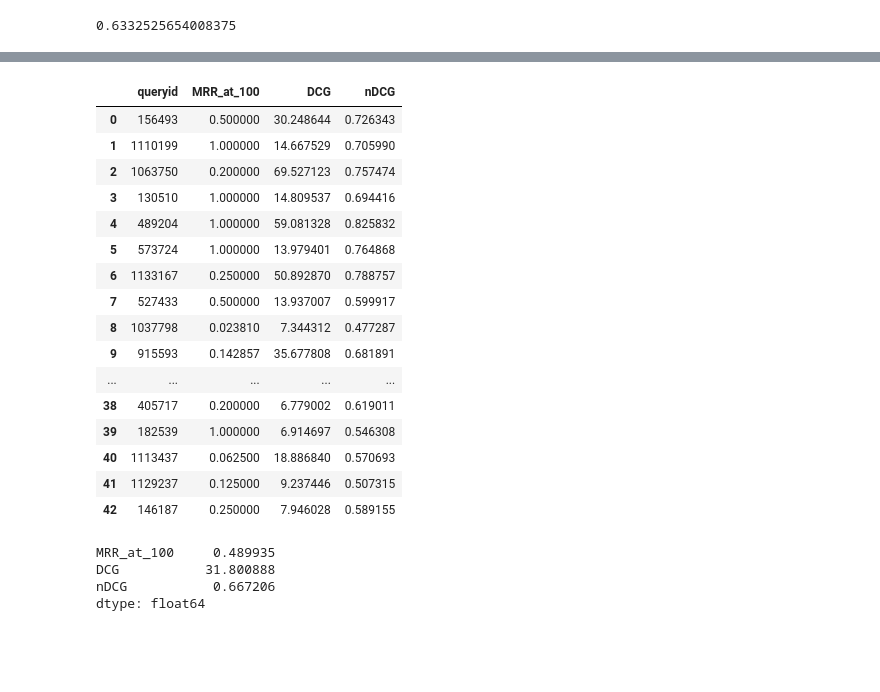
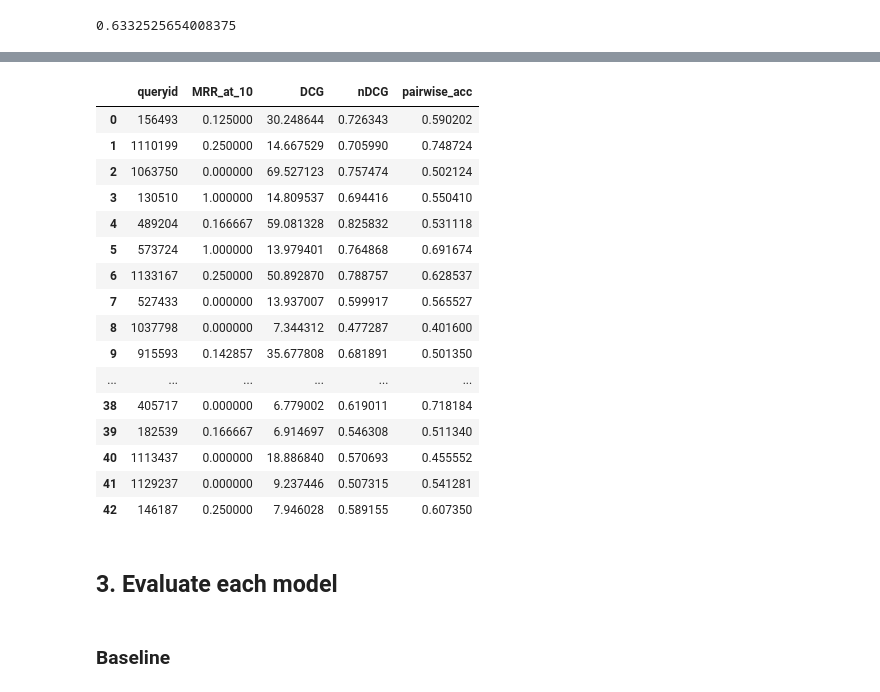
Before and after one commit to annadymanus/IR-project, a Jupyter notebook: model_metrics.ipynb, the cells around one changed output, grey strips where cells are left out. Saved outputs shown, nothing was run; the diff lists cells and outputs as text; code cells hidden in the pictures; blank space fills up the shorter version.

Commit message:
fix metrics and include pairwise

```diff
--- a/model_metrics.ipynb
+++ b/model_metrics.ipynb
@@ -308,12 +373,12 @@ get_query_dcg_rr_at_k(156493, model_tf_idf_pointwise_preds, gold_standard)
 def get_model_metrics_per_query_at_k(
         model_predictions,
         gold_standard,
-        k=100,
-        relevance_threshold=1
+        k=10,
+        relevance_threshold=2
     ):
     """
-    Calculate Mean Reciprocal Rank at k, DCG and nDCG for all queryids
-    in dict model_predictions.
+    Calculate Mean Reciprocal Rank at k, DCG, nDCG and pairwise accuracy for
+    all queryids in dict model_predictions.
 
     Args:
         model_predictions (dict): Dict of queryids and their lists of
@@ -321,66 +386,62 @@ def get_model_metrics_per_query_at_k(
             in string format, and its value should be a list of tuples
             (docid, score). Lists don't need to be ordered.
         k (int): cutpoint of the results, where Reciprocal Rank should be
-            evaluated. Defaults to 100.
+            evaluated. Defaults to 10.
         relevance_threshold (int): Miminum rating considered relevant for
-            Mean Reciprocal Rank. Defaults to 1.
+            Mean Reciprocal Rank. Defaults to 2.
 
     Returns:
-        list[dict]: List of records (queryid, MRR at k, DCG, nDCG) for
-            all queryids in model_predictions.
+        list[dict]: List of records (queryid, MRR at k, DCG, nDCG,
+            pairwise accuracy) for all queryids in model_predictions.
     """
     query_metrics = []
     for queryid in model_predictions.keys():
-        rr, dcg, ndcg = get_query_dcg_rr_at_k(
+        rr, dcg, ndcg, pairwise_acc = get_query_dcg_rr_at_k(
             queryid,
             model_predictions,
             gold_standard,
             k,
             relevance_threshold
         )
         query_metrics.append({
             'queryid': queryid,
             f'MRR_at_{k}': rr,
             'DCG': dcg,
             'nDCG': ndcg,
+            'pairwise_acc': pairwise_acc,
         })
 
     return query_metrics
 
 
-metrics_model_tf_idf_pointwise_preds = pd.DataFrame(
+pd.DataFrame(
     get_model_metrics_per_query_at_k(
-        model_tf_idf_pointwise_preds,
+        model_tf_idf,
         gold_standard,
     )
 )
-
-metrics_model_tf_idf_pointwise_preds
 # %% [output]
-|  | queryid | MRR_at_100 | DCG | nDCG |
-| 0 | 156493 | 0.500000 | 30.248644 | 0.726343 |
-| 1 | 1110199 | 1.000000 | 14.667529 | 0.705990 |
-| 2 | 1063750 | 0.200000 | 69.527123 | 0.757474 |
-| 3 | 130510 | 1.000000 | 14.809537 | 0.694416 |
-| 4 | 489204 | 1.000000 | 59.081328 | 0.825832 |
-| 5 | 573724 | 1.000000 | 13.979401 | 0.764868 |
-| 6 | 1133167 | 0.250000 | 50.892870 | 0.788757 |
-| 7 | 527433 | 0.500000 | 13.937007 | 0.599917 |
-| 8 | 1037798 | 0.023810 | 7.344312 | 0.477287 |
-| 9 | 915593 | 0.142857 | 35.677808 | 0.681891 |
-| ... | ... | ... | ... | ... |
-| 38 | 405717 | 0.200000 | 6.779002 | 0.619011 |
-| 39 | 182539 | 1.000000 | 6.914697 | 0.546308 |
-| 40 | 1113437 | 0.062500 | 18.886840 | 0.570693 |
-| 41 | 1129237 | 0.125000 | 9.237446 | 0.507315 |
-| 42 | 146187 | 0.250000 | 7.946028 | 0.589155 |
+|  | queryid | MRR_at_10 | DCG | nDCG | pairwise_acc |
+| 0 | 156493 | 0.125000 | 30.248644 | 0.726343 | 0.590202 |
+| 1 | 1110199 | 0.250000 | 14.667529 | 0.705990 | 0.748724 |
+| 2 | 1063750 | 0.000000 | 69.527123 | 0.757474 | 0.502124 |
+| 3 | 130510 | 1.000000 | 14.809537 | 0.694416 | 0.550410 |
+| 4 | 489204 | 0.166667 | 59.081328 | 0.825832 | 0.531118 |
+| 5 | 573724 | 1.000000 | 13.979401 | 0.764868 | 0.691674 |
+| 6 | 1133167 | 0.250000 | 50.892870 | 0.788757 | 0.628537 |
+| 7 | 527433 | 0.000000 | 13.937007 | 0.599917 | 0.565527 |
+| 8 | 1037798 | 0.000000 | 7.344312 | 0.477287 | 0.401600 |
+| 9 | 915593 | 0.142857 | 35.677808 | 0.681891 | 0.501350 |
+| ... | ... | ... | ... | ... | ... |
+| 38 | 405717 | 0.000000 | 6.779002 | 0.619011 | 0.718184 |
+| 39 | 182539 | 0.166667 | 6.914697 | 0.546308 | 0.511340 |
+| 40 | 1113437 | 0.000000 | 18.886840 | 0.570693 | 0.455552 |
+| 41 | 1129237 | 0.000000 | 9.237446 | 0.507315 | 0.541281 |
+| 42 | 146187 | 0.250000 | 7.946028 | 0.589155 | 0.607350 |
-# %%
-metrics_model_tf_idf_pointwise_preds.drop(columns=['queryid']).mean()
-# %% [output]
-MRR_at_100     0.489935
-DCG           31.800888
-nDCG           0.667206
-dtype: float64
+# %% [markdown]
+## 3. Evaluate each model
+# %% [markdown]
+### Baseline
 # %%
 metrics_model_cosine_similarity = pd.DataFrame(
     get_model_metrics_per_query_at_k(
```
Also changed, not shown: parts of 25 cells of this notebook.
